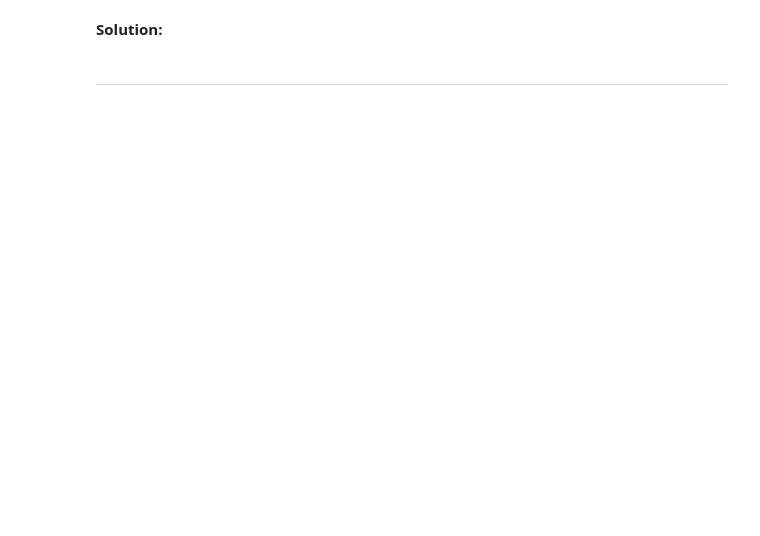
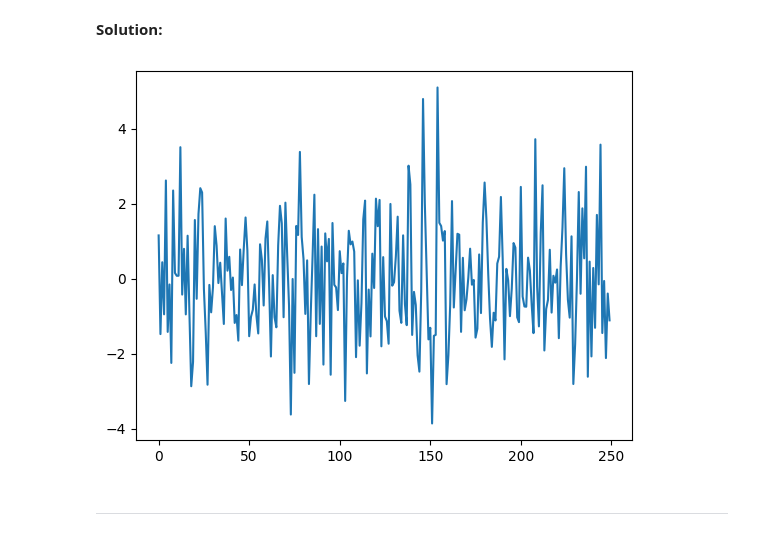
Before and after one commit to willewiik/Time-Series-and-Sequence-Learning, a Jupyter notebook: old_exams/exam_22_02_16_TS/Problem1.ipynb, the cells around one changed output. Cells and saved outputs as stored; diff of their text form; code cells hidden in the pictures; blank space fills up the shorter version.

```diff
--- a/old_exams/exam_22_02_16_TS/Problem1.ipynb
+++ b/old_exams/exam_22_02_16_TS/Problem1.ipynb
@@ -22,4 +40,22 @@ y = data['Data'].values
 # %% [markdown]
 **Solution:**
+# %%
+from sklearn import linear_model as lm
+n = int(len(y) * 0.8)
+#train = y[:n]
+#val = y[n:]
+
+time = np.array(range(len(y))).reshape(-1, 1)
+y = np.array(y).reshape(-1, 1)
+lmfit = lm.LinearRegression().fit(time, y)
+detrend = y - lmfit.predict(time)
+
+plt.plot(detrend)
+plt.show()
+
+train = detrend[:n]
+val = detrend[n:]
+# %% [output]
+[figure, added]
 # %% [markdown]
 ___
```
Also changed, not shown: parts of 6 cells of this notebook.
